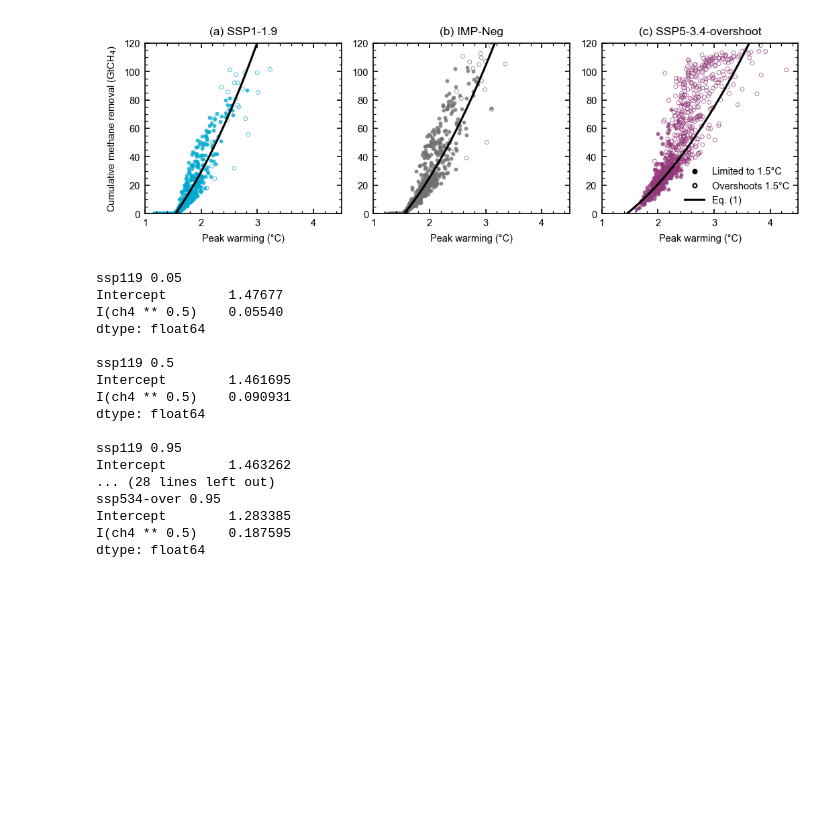
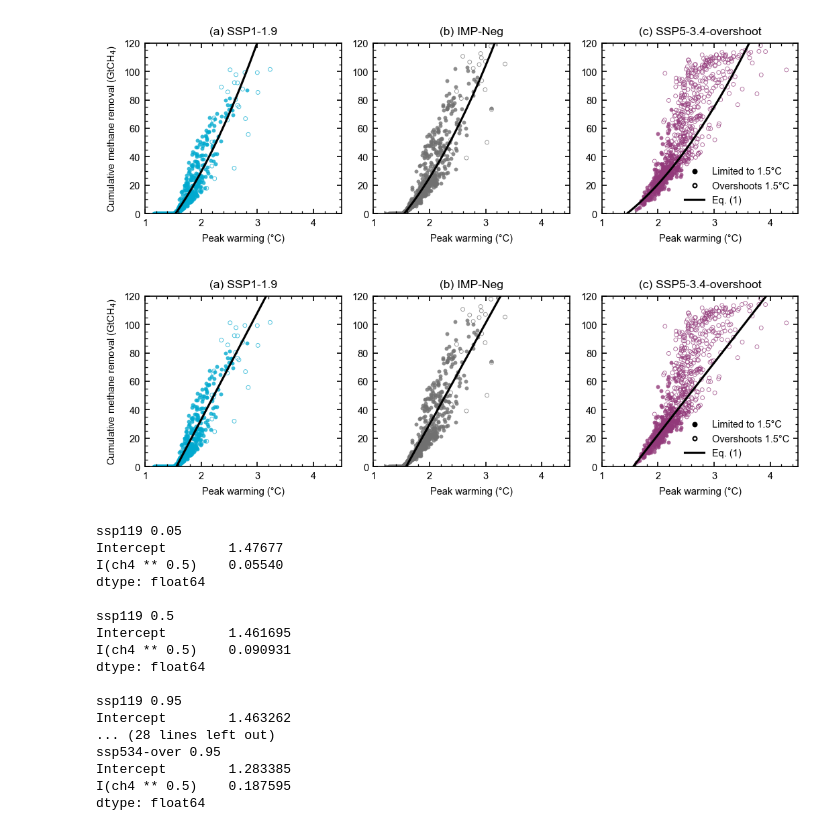
Before and after one commit to chrisroadmap/methane-mitigation, a Jupyter notebook: notebooks/analyse-1.4.0.ipynb, the cells around one changed output. Drawn from its saved outputs; the diff is of its cells as text; code cells hidden in the pictures; blank space fills up the shorter version.

Commit message:
change to linear regression

```diff
--- a/notebooks/analyse-1.4.0.ipynb
+++ b/notebooks/analyse-1.4.0.ipynb
@@ -134,6 +135,8 @@ x_psq = {}
 df_psq = {}
 psq = {}
 covsq = {}
+
+regress_result = {}
 
 for iscen, scenario in enumerate(scenarios):
     over1p5 = (
@@ -207,7 +210,7 @@ for iscen, scenario in enumerate(scenarios):
     p[scenario], cov[scenario] = curve_fit(powerfit, xe, ye, maxfev=5000)
     psr[scenario], covsr[scenario] = curve_fit(squarerootfit, xe, ye)
     psq[scenario], covsq[scenario] = curve_fit(squarefit, ye, xe)
-
+    regress_result[scenario] = linregress(ye, xe)
     # use the best estimate of the exponent from this to feed into the quantile regression
 
     # statsmodels fit
@@ -687,6 +690,89 @@ pl.savefig('../plots/peakT_cumCH4_quantsquarefit_cal-1.4.0.png')
 pl.savefig('../plots/peakT_cumCH4_quantsquarefit_cal-1-4-0.pdf')
 # %% [output]
 [figure]
+# %%
+fig, ax = pl.subplots(1, 3, figsize=(18/2.54, 6/2.54))
+for iscen, scenario in enumerate(scenarios):
+    ax[iscen].scatter(
+        np.max(
+            noch4r.temperature.loc[
+                dict(scenario=scenario, layer=0)
+            ] - np.average(
+                noch4r.temperature.loc[
+                    dict(scenario=scenario, layer=0, timebound=np.arange(2003,2024))
+                ], axis=0, weights=temp_norm_20032022
+            ) + 1.03, axis=0
+        )[~exceeds[scenario]],
+        -np.sum(
+            ch4r.emissions.loc[
+                dict(scenario=scenario)
+            ] - noch4r.emissions.loc[
+                dict(scenario=scenario, specie='CH4')
+            ], axis=0
+        )[~exceeds[scenario]]/1000,
+        label=labels[scenario],
+        s=8,
+        lw=0,
+        alpha=0.8,
+        color=colors[scenario],
+        marker="o"
+    )
+    ax[iscen].scatter(
+        np.max(
+            noch4r.temperature.loc[
+                dict(scenario=scenario, layer=0)
+            ] - np.average(
+                noch4r.temperature.loc[
+                    dict(scenario=scenario, layer=0, timebound=np.arange(2003,2024))
+                ], axis=0, weights=temp_norm_20032022
+            ) + 1.03, axis=0
+        )[exceeds[scenario]],
+        -np.sum(
+            ch4r.emissions.loc[
+                dict(scenario=scenario)
+            ] - noch4r.emissions.loc[
+                dict(scenario=scenario, specie='CH4')
+            ], axis=0
+        )[exceeds[scenario]]/1000,
+        label=labels[scenario],
+        s=8,
+        lw=0.4,
+        alpha=0.8,
+        edgecolor=colors[scenario],
+        color="None",
+        marker="o"
+    )
+
+
+
+    ax[iscen].plot(
+        np.linspace(1.5, 4.5, 301),
+        regress_result[scenario].slope*np.linspace(1.5, 4.5, 301) + regress_result[scenario].intercept,
+        color='k'
+    )
+
+    ax[iscen].set_title(f'({chr(97+iscen)}) {labels[scenario]}')
+    if iscen==0:
+        ax[iscen].set_ylabel('Cumulative methane removal (GtCH$_4$)')
+    ax[iscen].set_xlabel('Peak warming (°C)')
+    ax[iscen].set_ylim(0, 120)
+    ax[iscen].set_xlim(1, 4.5)
+
+
+# Custom legend
+legend_elements = [
+    Line2D([0], [0], marker='o', color="None", label='Limited to 1.5°C', markerfacecolor='k', markersize=np.sqrt(8)),
+    Line2D([0], [0], marker='o', color='None', label='Overshoots 1.5°C', markerfacecolor='w', markeredgecolor='k', markersize=np.sqrt(8), lw=0.4),
+    # Patch(facecolor='0.7', lw=0, label='Quantile regression 5-95%'),
+    Line2D([0], [0], color='k', lw=1.5, label='Eq. (1)'),
+]
+ax[2].legend(handles=legend_elements, loc='lower right', frameon=False)
+
+fig.tight_layout()
+pl.savefig('../plots/peakT_cumCH4_linear_cal-1.4.0.png')
+pl.savefig('../plots/peakT_cumCH4_linear_cal-1-4-0.pdf')
+# %% [output]
+[figure, added]
 # %%
 for scenario in scenarios:
     for qidx in [0, 2, 4]:
```
Also changed, not shown: parts of 2 cells of this notebook, 26 other files.
